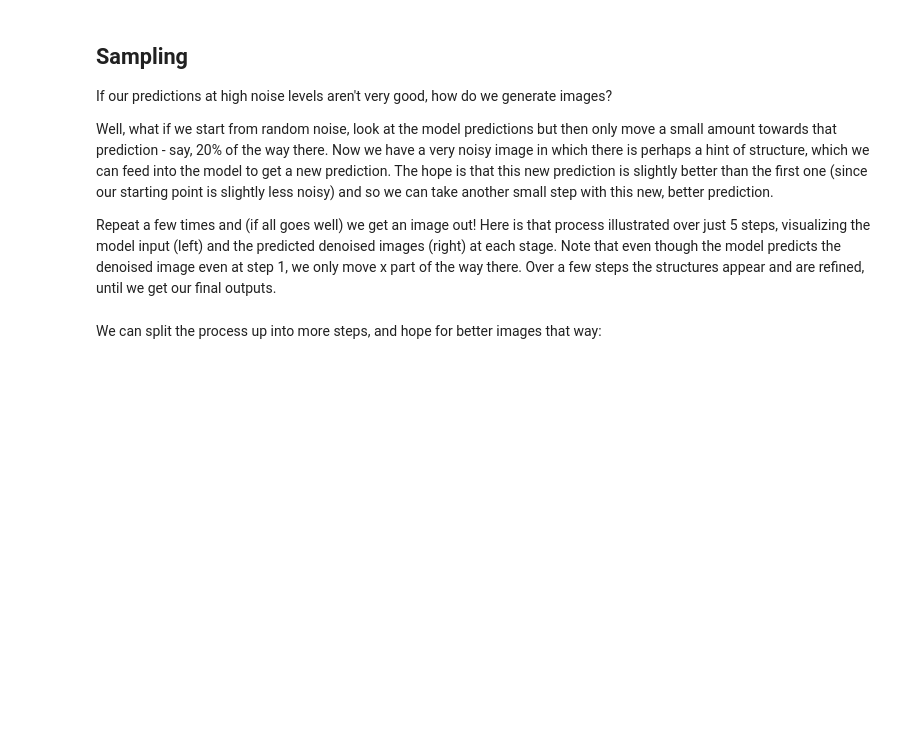
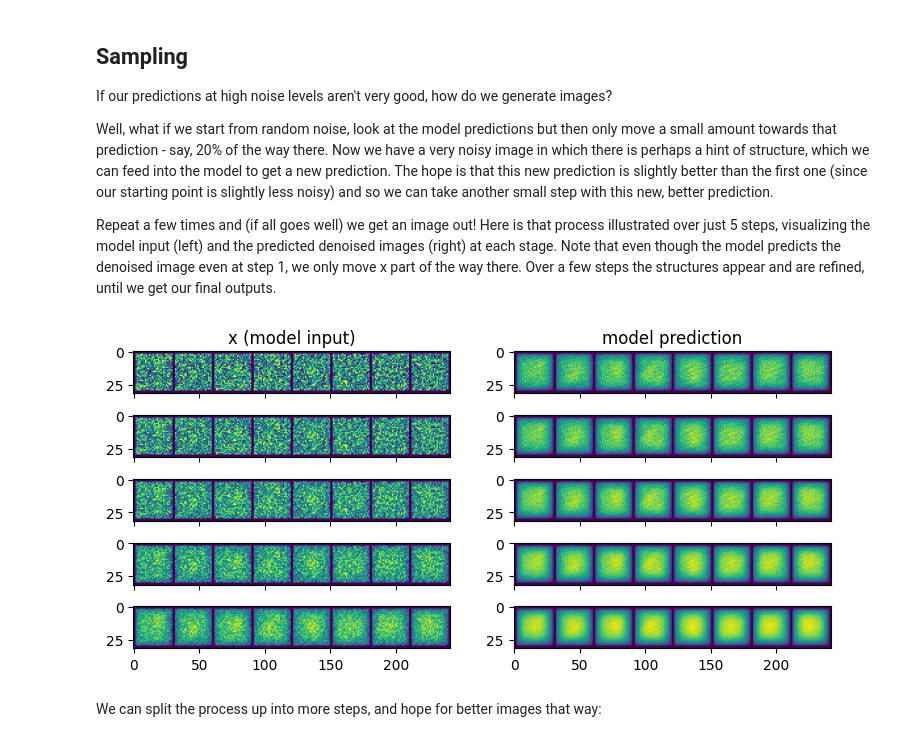
Before and after one commit to shani1610/learning-diffusion-models, a Jupyter notebook: huggingface_course/02_diffusion_models_from_scratch(pokemons).ipynb, the cells around one changed output. Cells and saved outputs as stored; diff of their text form; code cells hidden in the pictures; blank space fills up the shorter version.

```diff
--- a/huggingface_course/02_diffusion_models_from_scratch(pokemons).ipynb
+++ b/huggingface_course/02_diffusion_models_from_scratch(pokemons).ipynb
@@ -344,26 +387,28 @@ Well, what if we start from random noise, look at the model predictions but then
 
 Repeat a few times and (if all goes well) we get an image out! Here is that process illustrated over just 5 steps, visualizing the model input (left) and the predicted denoised images (right) at each stage. Note that even though the model predicts the denoised image even at step 1, we only move x part of the way there. Over a few steps the structures appear and are refined, until we get our final outputs.
 # %%
-#@markdown Sampling strategy: Break the process into 5 steps and move 1/5'th of the way there each time:
+#Sampling strategy: Break the process into 5 steps and move 1/5'th of the way there each time:
 n_steps = 5
-x = torch.rand(8, 1, 28, 28).to(device) # Start from random
+x = torch.rand(8, 3, 28, 28).to(device) # Start from random
 step_history = [x.detach().cpu()]
 pred_output_history = []
 
 for i in range(n_steps):
     with torch.no_grad(): # No need to track gradients during inference
         pred = net(x) # Predict the denoised x0
     pred_output_history.append(pred.detach().cpu()) # Store model output for plotting
     mix_factor = 1/(n_steps - i) # How much we move towards the prediction
     x = x*(1-mix_factor) + pred*mix_factor # Move part of the way there
     step_history.append(x.detach().cpu()) # Store step for plotting
 
 fig, axs = plt.subplots(n_steps, 2, figsize=(9, 4), sharex=True)
 axs[0,0].set_title('x (model input)')
 axs[0,1].set_title('model prediction')
 for i in range(n_steps):
-    axs[i, 0].imshow(torchvision.utils.make_grid(step_history[i])[0].clip(0, 1), cmap='Greys')
-    axs[i, 1].imshow(torchvision.utils.make_grid(pred_output_history[i])[0].clip(0, 1), cmap='Greys')
+    axs[i, 0].imshow(torchvision.utils.make_grid(step_history[i])[0].clip(0, 1))
+    axs[i, 1].imshow(torchvision.utils.make_grid(pred_output_history[i])[0].clip(0, 1))
+# %% [output]
+[figure, added]
 # %% [markdown]
 We can split the process up into more steps, and hope for better images that way:
 # %%
```
Also changed, not shown: parts of 19 cells of this notebook.
